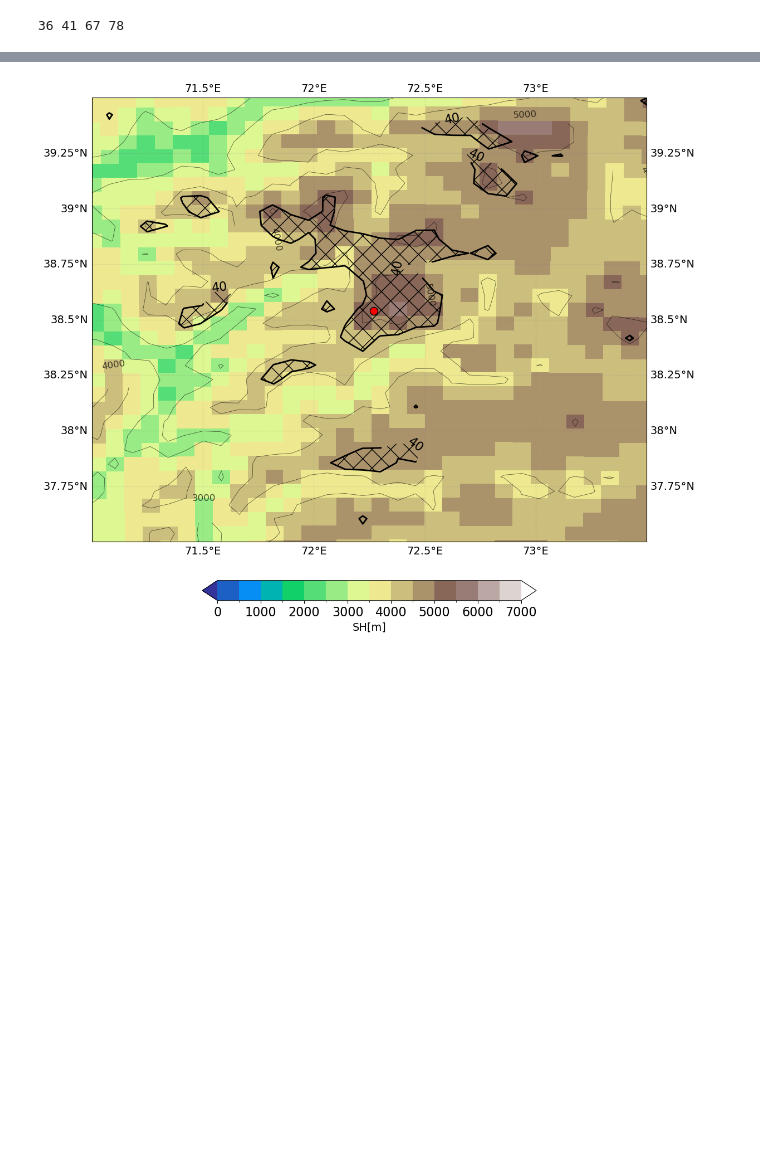
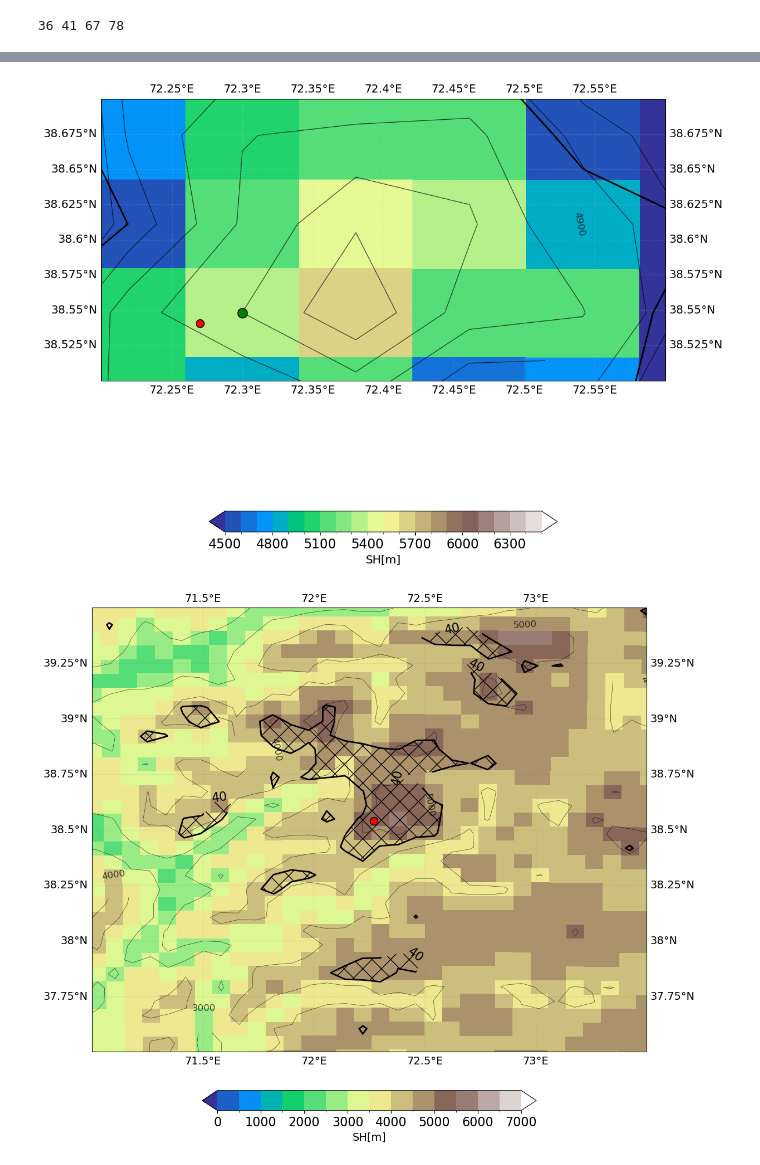
Before and after one commit to xfain/MAR_HMA, a Jupyter notebook: Pamir_domain/SMB.timeSeries_GRp.ipynb, the cells around one changed output, grey strips where cells are left out. Saved outputs shown, nothing was run; the diff lists cells and outputs as text; code cells hidden in the pictures; blank space fills up the shorter version.

```diff
--- a/Pamir_domain/SMB.timeSeries_GRp.ipynb
+++ b/Pamir_domain/SMB.timeSeries_GRp.ipynb
@@ -159,3 +164,68 @@ plt.show()
+# %%
+# Niveaux d'altitude entre 4500 et 6500 mètres
+clevs = np.arange(4500, 6501, 100)  # Incréments de 100 m pour une transition progressive
+cmap_mod = plt.get_cmap('terrain')
+norm = mcolors.BoundaryNorm(boundaries=clevs, ncolors=cmap_mod.N, extend="both")
+
+fig, ax = plt.subplots(figsize=(12, 12), subplot_kw={'projection': ccrs.PlateCarree()})
+
+im = ax.pcolormesh(ds_lon, ds_lat, ds_SH,
+                    transform=ccrs.PlateCarree(),
+                    cmap=cmap_mod,
+                    norm=norm,
+                    shading='auto')
+
+# Contours pour les altitudes
+SH1 = ax.contour(ds_lon, ds_lat, ds_SH,
+                 levels=np.arange(4500, 6501, 200),  # Niveaux de contours tous les 200 m
+                 colors="k",
+                 linewidths=0.9,
+                 alpha=0.7,
+                 transform=ccrs.PlateCarree())
+ax.clabel(SH1, inline=True, fontsize=12, fmt="%d")
+
+# Contours pour la glace
+ICE2 = ax.contour(ds_lon, ds_lat, ds_ICE,
+                  levels=[ice_level],
+                  colors="black",
+                  linewidths=2.0,
+                  alpha=1.0,
+                  transform=ccrs.PlateCarree())
+ax.clabel(ICE2, inline=True, fontsize=16, fmt="%d")
+
+# Étendue géographique
+ax.set_extent([72.2, 72.6, 38.5, 38.7], crs=ccrs.PlateCarree())
+
+# Grilles et étiquettes
+gl = ax.gridlines(crs=ccrs.PlateCarree(), draw_labels=True,
+                  linewidth=1, color="lightgray", alpha=0.3, linestyle=":")
+gl.xlabel_style = {"size": 14}
+gl.ylabel_style = {"size": 14}
+
+# Barre de couleur
+cbar_ax = fig.add_axes([0.25, 0.08, 0.5, 0.03])
+cbar = fig.colorbar(im, cax=cbar_ax, orientation="horizontal")
+cbar.set_label(f"{'SH'}[{'m'}]", fontsize=14)
+cbar.ax.tick_params(labelsize=16)
+
+# Ajustement des sous-graphiques
+fig.subplots_adjust(left=0.2, right=0.8, top=0.95, bottom=0.1, wspace=0.05, hspace=0.2)
+plt.tight_layout()
+
+# Points spécifiques
+ax.plot(jasg_lon, jasg_lat,
+        marker='o', markersize=10,
+        markeredgecolor='black', markerfacecolor='red',
+        transform=ccrs.PlateCarree())
+
+ax.plot(ds_lon[iY, iX], ds_lat[iY, iX],
+        marker='o', markersize=12,
+        markeredgecolor='black', markerfacecolor='green',
+        transform=ccrs.PlateCarree())
+
+plt.show()
+# %% [output]
+[figure, added]
 # %%
 ice_level=40# % of ice on grid cell
 
```
Also changed, not shown: parts of 43 cells of this notebook, 3 other files.
